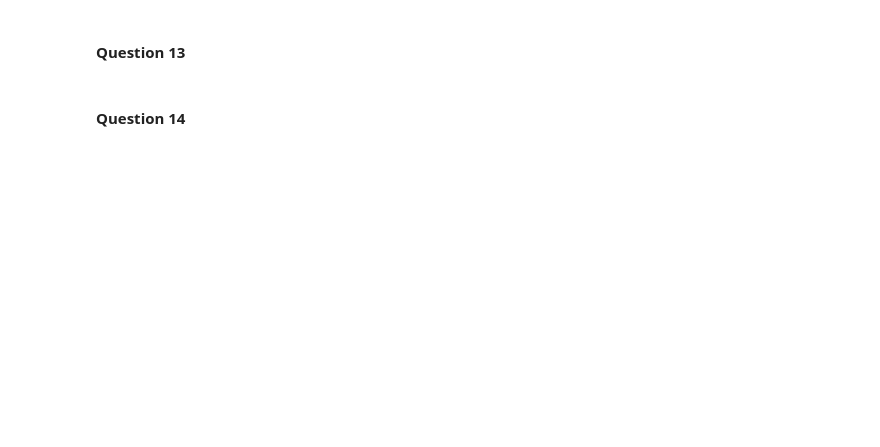
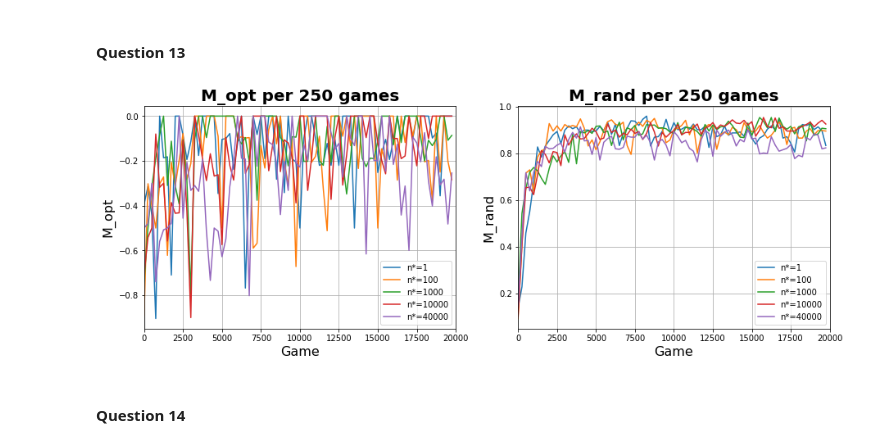
Before and after one commit to mismayil/ann-miniproject, a Jupyter notebook: miniproject.ipynb, the cells around one changed output. Cells and saved outputs as stored; diff of their text form; code cells hidden in the pictures; blank space fills up the shorter version.

```diff
--- a/miniproject.ipynb
+++ b/miniproject.ipynb
@@ -217,13 +244,24 @@ for eps in epsilons:
 # %% [markdown]
 #### Question 13
+# %%
+n_stars = [1, 100, 1000, 10000, 40000]
 # %%
 EPS_MIN = 0.1
 EPS_MAX = 0.8
-n_stars = [1, 50, 100, 500, 1000, 5000, 10000, 20000, 40000]
+
+q13_players = []
 
 for n_star in n_stars:
     suboptimal_player = OptimalPlayer(epsilon=0.5)
     q_player = DeepQPlayer(epsilon=lambda n, n_star=n_star: max(EPS_MIN, EPS_MAX * (1 - n / n_star)))
     play(suboptimal_player, q_player, episodes=20000)
+    q13_players.append(q_player)
+
+save_stats(players=q13_players, path='answers/Q13.npy')
+# %%
+labels = [f"n*={n_star}" for n_star in n_stars]
+plot_m_values(stats_path='answers/Q13.npy', labels=labels, save_path='artifacts/fig_Q13.pdf')
+# %% [output]
+[figure, added]
 # %% [markdown]
 #### Question 14
```
Also changed, not shown: parts of 37 cells of this notebook, 15 other files.
